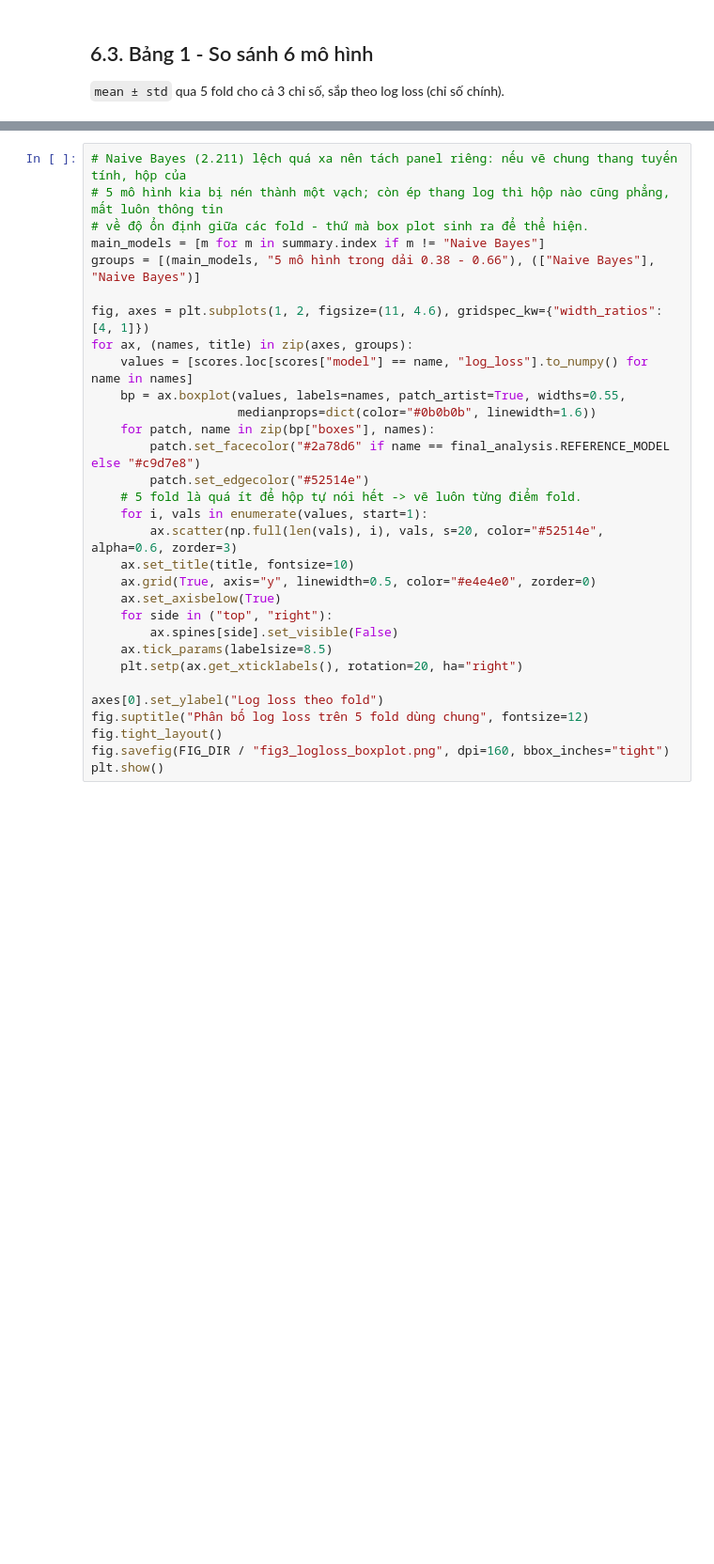
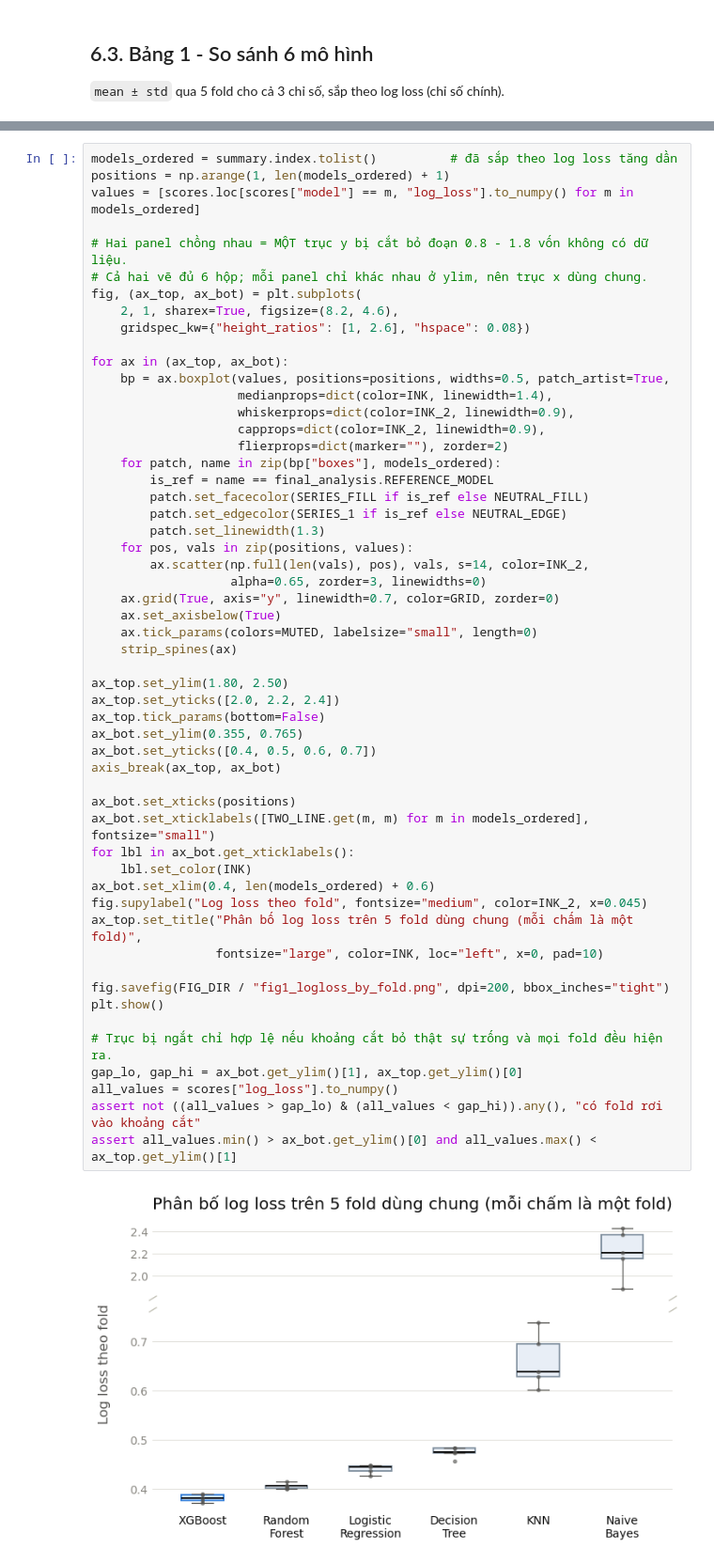
Before and after one commit to AIVIETNAM-AIO-DoHongNhat/Hepatic-Model-Comparison, a Jupyter notebook: notebooks/07_report_assets.ipynb, the cells around one changed output, grey strips where cells are left out. Shown: that part at 94% size. Cells and saved outputs as stored; diff of their text form; blank space fills up the shorter version.

Commit message:
feat(report-assets): rút gọn còn 2 hình và chuẩn hoá bảng LaTeX

```diff
--- a/notebooks/07_report_assets.ipynb
+++ b/notebooks/07_report_assets.ipynb
@@ -165,31 +149,56 @@ Naive Bayes được tách sang panel riêng: nó cách 5 mô hình kia quá xa,
 # %%
-# Naive Bayes (2.211) lệch quá xa nên tách panel riêng: nếu vẽ chung thang tuyến tính, hộp của
-# 5 mô hình kia bị nén thành một vạch; còn ép thang log thì hộp nào cũng phẳng, mất luôn thông tin
-# về độ ổn định giữa các fold - thứ mà box plot sinh ra để thể hiện.
-main_models = [m for m in summary.index if m != "Naive Bayes"]
-groups = [(main_models, "5 mô hình trong dải 0.38 - 0.66"), (["Naive Bayes"], "Naive Bayes")]
+models_ordered = summary.index.tolist()          # đã sắp theo log loss tăng dần
+positions = np.arange(1, len(models_ordered) + 1)
+values = [scores.loc[scores["model"] == m, "log_loss"].to_numpy() for m in models_ordered]
 
-fig, axes = plt.subplots(1, 2, figsize=(11, 4.6), gridspec_kw={"width_ratios": [4, 1]})
-for ax, (names, title) in zip(axes, groups):
-    values = [scores.loc[scores["model"] == name, "log_loss"].to_numpy() for name in names]
-    bp = ax.boxplot(values, labels=names, patch_artist=True, widths=0.55,
-                    medianprops=dict(color="#0b0b0b", linewidth=1.6))
-    for patch, name in zip(bp["boxes"], names):
-        patch.set_facecolor("#2a78d6" if name == final_analysis.REFERENCE_MODEL else "#c9d7e8")
-        patch.set_edgecolor("#52514e")
-    # 5 fold là quá ít để hộp tự nói hết -> vẽ luôn từng điểm fold.
-    for i, vals in enumerate(values, start=1):
-        ax.scatter(np.full(len(vals), i), vals, s=20, color="#52514e", alpha=0.6, zorder=3)
-    ax.set_title(title, fontsize=10)
-    ax.grid(True, axis="y", linewidth=0.5, color="#e4e4e0", zorder=0)
+# Hai panel chồng nhau = MỘT trục y bị cắt bỏ đoạn 0.8 - 1.8 vốn không có dữ liệu.
+# Cả hai vẽ đủ 6 hộp; mỗi panel chỉ khác nhau ở ylim, nên trục x dùng chung.
+fig, (ax_top, ax_bot) = plt.subplots(
+    2, 1, sharex=True, figsize=(8.2, 4.6),
+    gridspec_kw={"height_ratios": [1, 2.6], "hspace": 0.08})
+
+for ax in (ax_top, ax_bot):
+    bp = ax.boxplot(values, positions=positions, widths=0.5, patch_artist=True,
+                    medianprops=dict(color=INK, linewidth=1.4),
+                    whiskerprops=dict(color=INK_2, linewidth=0.9),
+                    capprops=dict(color=INK_2, linewidth=0.9),
+                    flierprops=dict(marker=""), zorder=2)
+    for patch, name in zip(bp["boxes"], models_ordered):
+        is_ref = name == final_analysis.REFERENCE_MODEL
+        patch.set_facecolor(SERIES_FILL if is_ref else NEUTRAL_FILL)
+        patch.set_edgecolor(SERIES_1 if is_ref else NEUTRAL_EDGE)
+        patch.set_linewidth(1.3)
+    for pos, vals in zip(positions, values):
+        ax.scatter(np.full(len(vals), pos), vals, s=14, color=INK_2,
+                   alpha=0.65, zorder=3, linewidths=0)
+    ax.grid(True, axis="y", linewidth=0.7, color=GRID, zorder=0)
     ax.set_axisbelow(True)
-    for side in ("top", "right"):
-        ax.spines[side].set_visible(False)
-    ax.tick_params(labelsize=8.5)
-    plt.setp(ax.get_xticklabels(), rotation=20, ha="right")
+    ax.tick_params(colors=MUTED, labelsize="small", length=0)
+    strip_spines(ax)
 
-axes[0].set_ylabel("Log loss theo fold")
-fig.suptitle("Phân bố log loss trên 5 fold dùng chung", fontsize=12)
-fig.tight_layout()
-fig.savefig(FIG_DIR / "fig3_logloss_boxplot.png", dpi=160, bbox_inches="tight")
+ax_top.set_ylim(1.80, 2.50)
+ax_top.set_yticks([2.0, 2.2, 2.4])
+ax_top.tick_params(bottom=False)
+ax_bot.set_ylim(0.355, 0.765)
+ax_bot.set_yticks([0.4, 0.5, 0.6, 0.7])
+axis_break(ax_top, ax_bot)
+
+ax_bot.set_xticks(positions)
+ax_bot.set_xticklabels([TWO_LINE.get(m, m) for m in models_ordered], fontsize="small")
+for lbl in ax_bot.get_xticklabels():
+    lbl.set_color(INK)
+ax_bot.set_xlim(0.4, len(models_ordered) + 0.6)
+fig.supylabel("Log loss theo fold", fontsize="medium", color=INK_2, x=0.045)
+ax_top.set_title("Phân bố log loss trên 5 fold dùng chung (mỗi chấm là một fold)",
+                 fontsize="large", color=INK, loc="left", x=0, pad=10)
+
+fig.savefig(FIG_DIR / "fig1_logloss_by_fold.png", dpi=200, bbox_inches="tight")
 plt.show()
+
+# Trục bị ngắt chỉ hợp lệ nếu khoảng cắt bỏ thật sự trống và mọi fold đều hiện ra.
+gap_lo, gap_hi = ax_bot.get_ylim()[1], ax_top.get_ylim()[0]
+all_values = scores["log_loss"].to_numpy()
+assert not ((all_values > gap_lo) & (all_values < gap_hi)).any(), "có fold rơi vào khoảng cắt"
+assert all_values.min() > ax_bot.get_ylim()[0] and all_values.max() < ax_top.get_ylim()[1]
+# %% [output]
+[figure, added]
```
Also changed, not shown: parts of 25 cells of this notebook, 8 other files.
